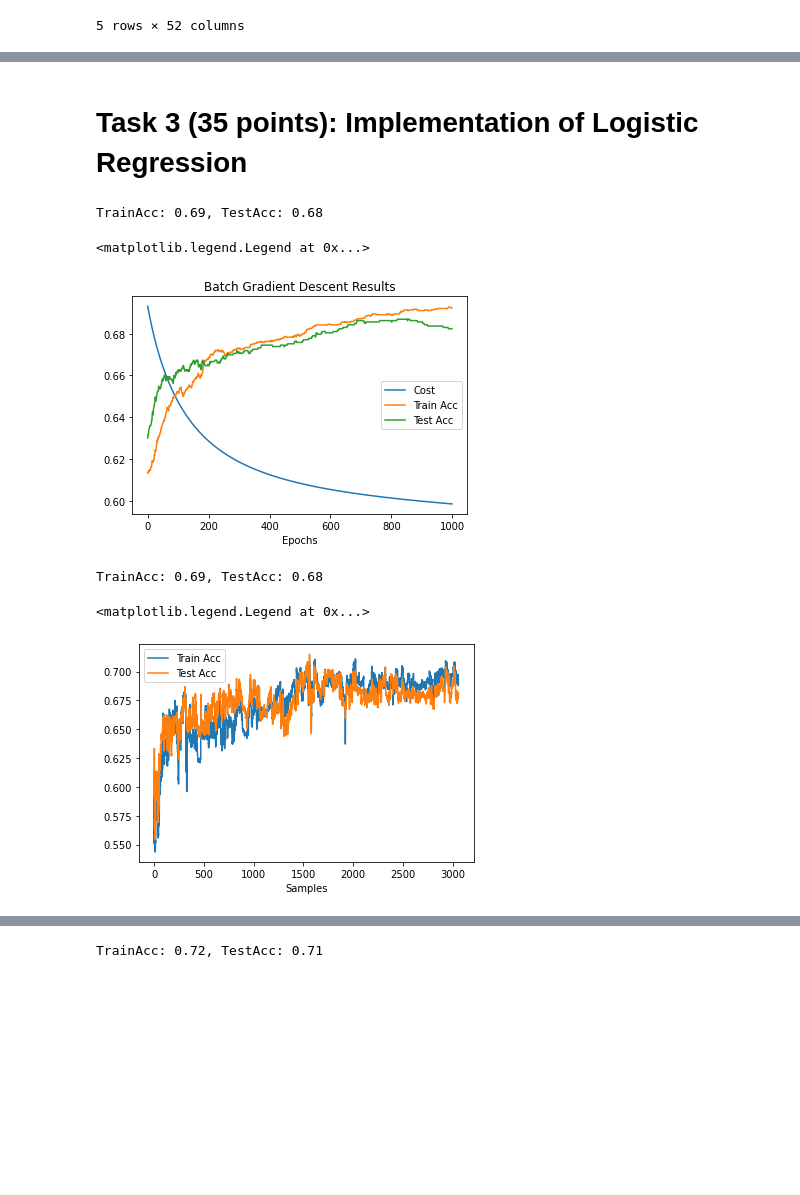
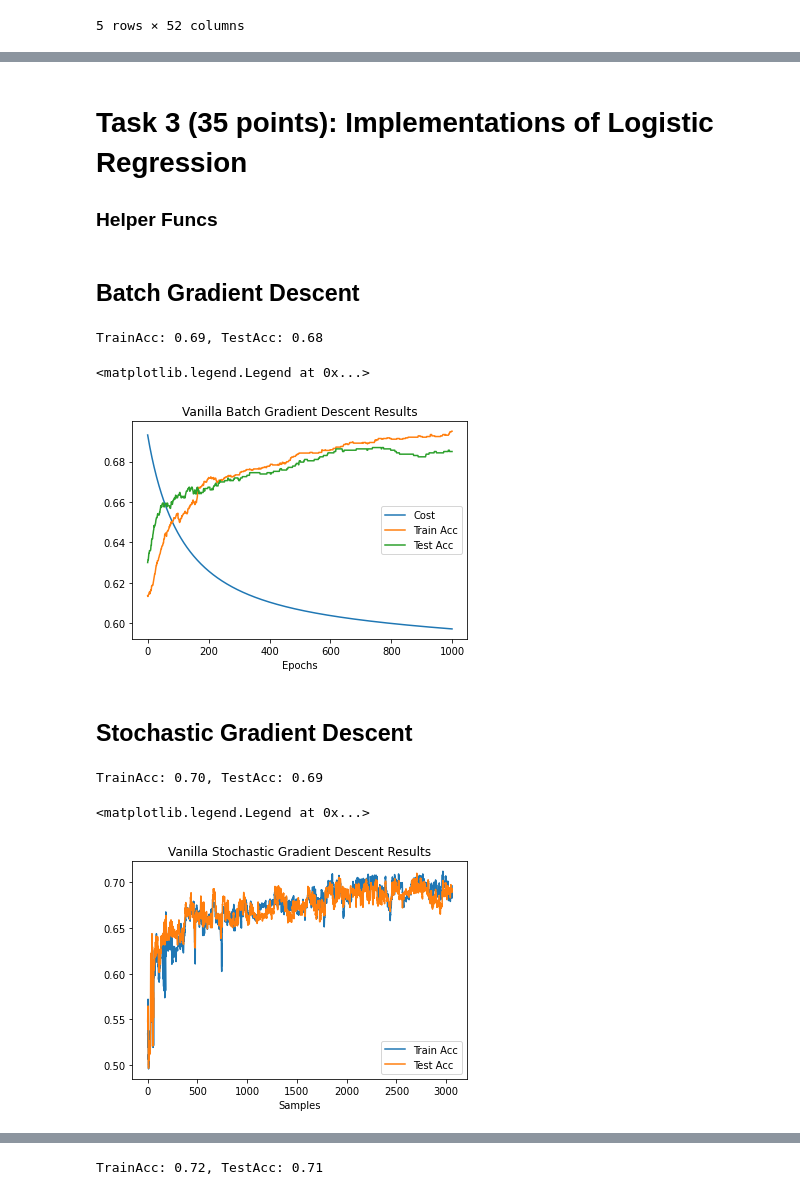
Before and after one commit to James-Oswald/CSCI-6962-Projects-in-ML-AI, a Jupyter notebook: hw1/hw1.ipynb, the cells around one changed output, grey strips where cells are left out. Drawn from its saved outputs; the diff is of its cells as text; code cells hidden in the pictures; blank space fills up the shorter version.

```diff
--- a/hw1/hw1.ipynb
+++ b/hw1/hw1.ipynb
@@ -87,9 +83,16 @@ Name: y, dtype: int64
 # %% [markdown]
-# Task 3 (35 points): Implementation of Logistic Regression
+# Task 3 (35 points): Implementations of Logistic Regression
+
+### Helper Funcs
 # %%
 #Helper functions
 
 import numpy as np
+
+x_train = train_data.to_numpy()[:, :-1].T
+y_train = train_data.y.to_numpy()
+x_test = test_data.to_numpy()[:, :-1].T
+y_test = test_data.y.to_numpy()
 
 #compute the sigmoid of the input X
 #when X is an array, returns the array with sigmoid applied elementwise
@@ -119,7 +122,7 @@ def dCostWRTw(X, A, Y):
 def dCostWRTb(A, Y):
     return np.sum(A-Y)/len(A)
 
-#Predict the
+#Predict the binary class from the continuous model outputs
 # X: Model input
 def predict(X, weights, bias):
     A = forward(X, weights, bias)
@@ -130,9 +133,16 @@ def predict(X, weights, bias):
     p[p > 0.5] = 1
     return p
 
+# Evaluate the predictions with respect to the labels and return the ratio of correct predictions to incorrect predictions
 def accuracy(predictions, labels):
     return np.count_nonzero(predictions==labels)/len(predictions)
 
+
+def resetData():
+    x_train = train_data.to_numpy()[:, :-1].T
+    y_train = train_data.y.to_numpy()
+    x_test = test_data.to_numpy()[:, :-1].T
+    y_test = test_data.y.to_numpy()
 
 def createMetrics():
     return {"costs":[], "train_acc":[], "test_acc":[]}
@@ -143,20 +153,18 @@ def updateMetrics(metrics, A, weights, bias):
     metrics["train_acc"].append(accuracy(trainPredictions, y_train))
     testPredictions = predict(x_test, weights, bias)
     metrics["test_acc"].append(accuracy(testPredictions, y_test))
+# %% [markdown]
+## Batch Gradient Descent
 # %%
 #Implementation of Batch Gradient Descent
 
-x_train = train_data.to_numpy()[:, :-1].T
-y_train = train_data.y.to_numpy()
-x_test = test_data.to_numpy()[:, :-1].T
-y_test = test_data.y.to_numpy()
-
+resetData()
 metrics = createMetrics() #keep track of our accuracy and cost while training
 
 #hyperparams
 #I played around with these manually
 epochs = 1000
-learning_rate = 0.009
+learning_rate = 0.01
 
 #init our weight vector based on how many features we have in the data
 weights = np.zeros(x_train.shape[0])
@@ -182,22 +190,20 @@ plt.plot(metrics["costs"], label="Cost")
 plt.plot(metrics["train_acc"], label="Train Acc")
 plt.plot(metrics["test_acc"], label="Test Acc")
 plt.xlabel("Epochs")
-plt.title("Batch Gradient Descent Results")
+plt.title("Vanilla Batch Gradient Descent Results")
 plt.legend()
 # %% [output]
 TrainAcc: 0.69, TestAcc: 0.68
 <matplotlib.legend.Legend at 0x...>
-[figure, old version]
+[figure, new version]
+# %% [markdown]
+## Stochastic Gradient Descent
 # %%
 #Implementation of Stochastic Gradient Descent
 
 from sklearn.utils import shuffle #better than np.random.shuffle because i can do 2 in 1
 
-x_train = train_data.to_numpy()[:, :-1].T
-y_train = train_data.y.to_numpy()
-x_test = test_data.to_numpy()[:, :-1].T
-y_test = test_data.y.to_numpy()
-
+resetData()
 metrics = createMetrics() #keep track of our accuracy and cost while training
 
 #hyperparams
@@ -207,37 +213,39 @@ learning_rate = 0.01
 
 #init our weight vector based on how many features we have in the data
 weights = np.zeros(x_train.shape[0])
 bias = 0
 
 #training loop
 for epoch in range(epochs):
     x_shuff, y_shuff = shuffle(x_train.T, y_train)
     for X, y in zip(x_shuff, y_shuff):
         A = forward(X, weights, bias)
 
-        #reshaping magic
-        A = np.array([A]) # 1 --> (1,)
+
+        #reshaping so that our functions work
+        A = np.array([A]) # 1 --> (1)
         X = np.expand_dims(X, axis=1) # (51,) --> (51, 1)
 
-        #compute grads of the cost func
+        #compute cost and grads of the cost
+        c = cost(y, A)
         dw = dCostWRTw(X, A, y)
         db = dCostWRTb(A, y)
 
         #update the weights + bias with respect to our grads scaled by our learning rate hyperparm
         weights = weights - learning_rate * dw
         bias = bias - learning_rate * db
 
         updateMetrics(metrics, A, weights, bias)
 
 
 print(f"TrainAcc: {metrics['train_acc'][-1]:0.2f}, TestAcc: {metrics['test_acc'][-1]:0.2f}")
 plt.plot(metrics["train_acc"], label="Train Acc")
 plt.plot(metrics["test_acc"], label="Test Acc")
 plt.xlabel("Samples")
-plt.title("Stochastic Gradient Descent Results")
+plt.title("Vanilla Stochastic Gradient Descent Results")
 plt.legend()
 # %% [output]
-TrainAcc: 0.69, TestAcc: 0.68
+TrainAcc: 0.70, TestAcc: 0.69
 <matplotlib.legend.Legend at 0x...>
-[figure, old version]
+[figure, new version]
 # %% [markdown]
```
Also changed, not shown: parts of 14 cells of this notebook.
